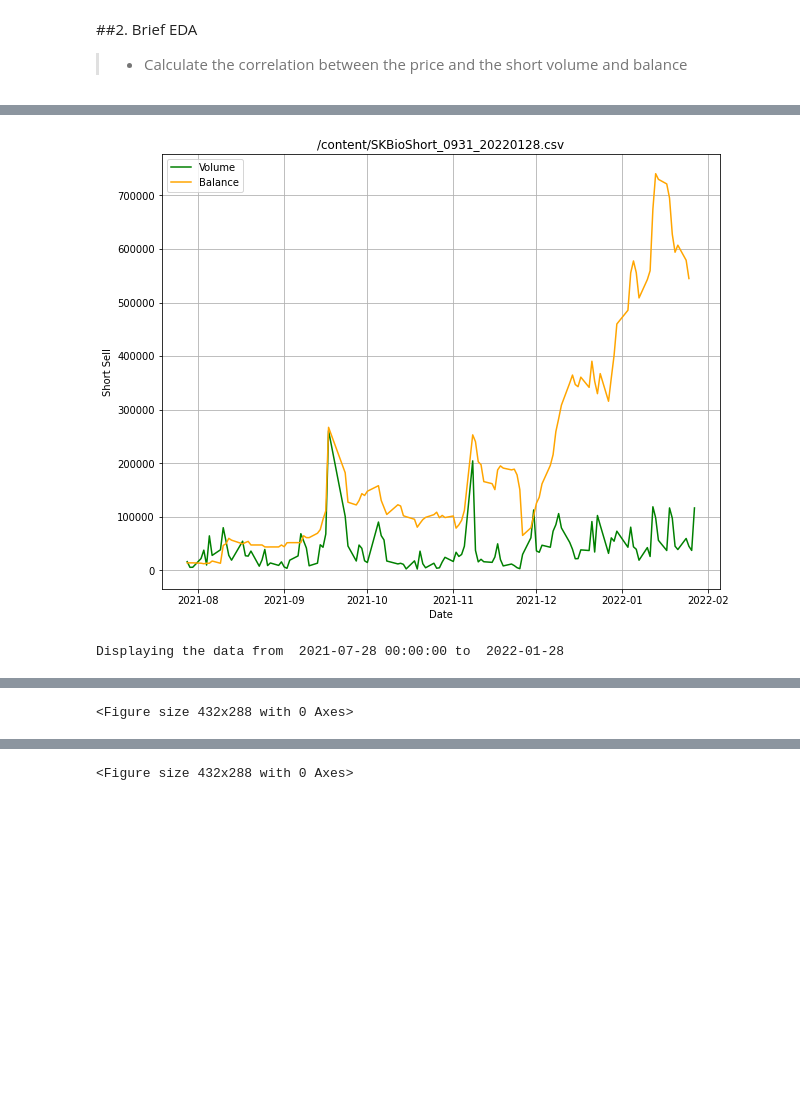
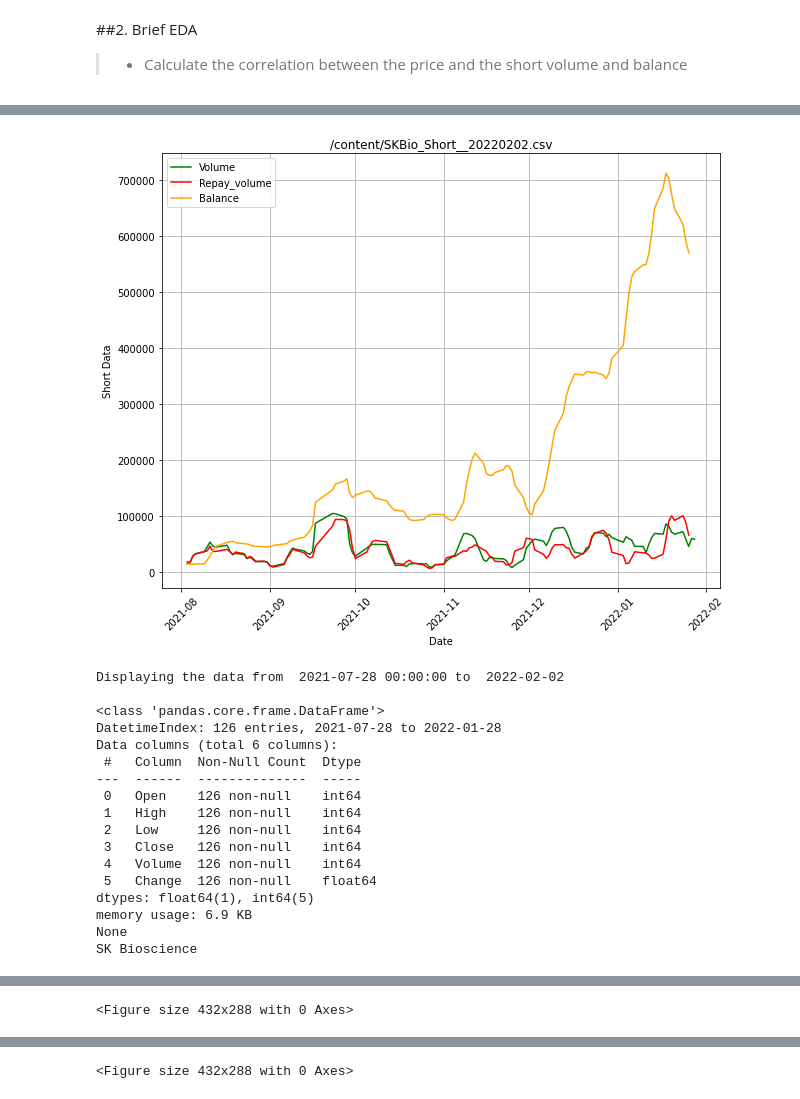
Before and after one commit to kimdesok/FinanceDataReader, a Jupyter notebook: Short_Sell_Stock_daily.ipynb, the cells around one changed output, grey strips where cells are left out. Drawn from its saved outputs; the diff is of its cells as text; code cells hidden in the pictures; blank space fills up the shorter version.

```diff
--- a/Short_Sell_Stock_daily.ipynb
+++ b/Short_Sell_Stock_daily.ipynb
@@ -52,7 +52,7 @@ Requirement already satisfied: urllib3!=1.25.0,!=1.25.1,<1.26,>=1.21.1 in /usr/l
 import FinanceDataReader as fdr
 from datetime import date
 
-def short_sell_graph(my_file):
+def short_graphs(my_file):
   short_df = pd.read_csv(my_file, encoding='cp949')
 
   #sort the short sell data
@@ -68,6 +68,10 @@ def short_sell_graph(my_file):
   #short_df = short_df.set_index(short_df['Date']) why not?
   short_df = short_df.sort_index()
 
+  short_df['Balance_diff'] = short_df['Balance'].diff()
+  short_df['Repay_volume'] = (short_df['Volume'] - short_df['Balance_diff']).fillna(0).rolling(5).mean()
+  short_df['Balance'] =short_df['Balance'].fillna(0).rolling(5).mean()
+  short_df['Volume'] = short_df['Volume'].fillna(0).rolling(5).mean()
   #Set the beginning date for the analysis
   start_date = short_df.index[0]
   #end_date = short_df.index[-1]
@@ -77,13 +81,14 @@ def short_sell_graph(my_file):
   print('Displaying the data from ', start_date, 'to ', end_date, '\n')
 
   plt.figure(figsize = (10,8))
-  key1, key2= short_df.columns[0], short_df.columns[1]
 
-  plt.plot(short_df[key1], color = 'green',  label=key1)
-  plt.plot(short_df[key2][:-2], color = 'orange', label=key2)
+  plt.plot(short_df['Volume'], color = 'green',  label='Volume')
+  plt.plot(short_df['Repay_volume'][:-2], color = 'red', label='Repay_volume')
+  plt.plot(short_df['Balance'][:-2], color = 'orange', label='Balance')
 
   plt.xlabel('Date')
-  plt.ylabel('Short Sell')
+  plt.xticks(rotation=45)
+  plt.ylabel('Short Data')
   plt.title(my_file)
   plt.legend()
   plt.grid(True)
@@ -101,23 +106,30 @@ def stock_graphs(Company_names, code, short_df):
 
     # Load the stock market data from start_date to today
     full_df = fdr.DataReader(code, start_date, end_date)
+    print(full_df.dropna().info())
 
     #Data transform using the closing price
-    full_df = full_df.pivot_table(index='Date', values=['Close'])
+    full_df = full_df.pivot_table(index='Date', values=['Close', 'Volume'])
 
     key0 = Company_names['ENG']
+    print(key0)
     key1, key2= short_df.columns[0], short_df.columns[1]
 
     #Join stock and short sell dataframes
 
     full_df = full_df.rename({'Close': key0}, axis=1)
 
+    full_df[key0] = full_df[key0].fillna(0).rolling(5).mean()
+    full_df['Short_interest'] = (short_df['Volume']/full_df['Volume']).fillna(0).rolling(5).mean()
+
     plt.figure(figsize = (10,8))
     plt.plot(full_df[key0]/full_df[key0].max(), color = 'black', label ='Price')
     plt.plot(short_df[key1]/short_df[key1].max(), color = 'green', label=key1, alpha=0.5)
     plt.plot(short_df[key2][:-2]/short_df[key2][:-2].max(), color = 'orange', label=key2, alpha=0.5)
+    plt.plot(full_df['Short_interest'], color = 'red', label='Short_interest', alpha=0.5)
 
     plt.xlabel('Date')
+    plt.xticks(rotation=45)
     plt.ylabel('Fractional Change')
     plt.title(key0 +': Relation between the price and short sells')
     plt.legend()
@@ -142,23 +154,30 @@ def get_codes(my_file, names):
 #For this exercise, we need dataframes representing the stock perfromance of many companies.
 Company_names = {'SK바이오사이언스':'SK Bioscience', '씨젠':'Seegene', '피씨엘':'PCL', '프레스티지바이오파마':'Prestige Biopharma', \
                 '삼성전자':'Samsung','셀트리온':'Celltrion', '현대차':'Hyundai Automobile', \
-                '대한항공':'Korean Air', '호텔신라':'Hotel Shilla' }
+                '대한항공':'Korean Air', '호텔신라':'Hotel Shilla', 'HK이노엔':'HK InnoN'}
+
 my_codes = '/content/drive/MyDrive/datasets/stock_codes.csv'
 code_list = get_codes(my_codes, Company_names)
 
 Company_names = {'KOR':'SK바이오사이언스','ENG': 'SK Bioscience'}
 code = code_list[Company_names['KOR']]
 print(Company_names['KOR'], code)
-
-my_file = '/content/SKBioShort_0931_20220128.csv'
-short_df=short_sell_graph(my_file)
+my_file = '/content/SKBio_Short__20220202.csv'
+short_df=short_graphs(my_file)
 stock_graphs(Company_names, code, short_df)
 
 Company_names = {'KOR':'씨젠', 'ENG':'Seegene'}
-my_file = '/content/SeegeneShort_0908_20220128.csv'
-short_df=short_sell_graph(my_file)
+code = code_list[Company_names['KOR']]
+print(Company_names['KOR'], code)
+my_file = '/content/SeeGene_Short_20220202.csv'
+#short_df=short_graphs(my_file)
+#stock_graphs(Company_names, code, short_df)
 
+Company_names = {'KOR':'HK이노엔', 'ENG':'HK InnoN'}
 code = code_list[Company_names['KOR']]
+print(Company_names['KOR'], code)
+my_file = '/content/HKINNO_Short_20220202.csv'
+short_df=short_graphs(my_file)
 stock_graphs(Company_names, code, short_df)
 # %% [output]
 SK바이오사이언스 302440
@@ -166,2 +185,18 @@ Displaying the data from  2021-07-28 00:00:00 to  2022-01-28
-[figure, old version]
+[figure, new version]
-Displaying the data from  2021-07-28 00:00:00 to  2022-01-28
+Displaying the data from  2021-07-28 00:00:00 to  2022-02-02
+
+<class 'pandas.core.frame.DataFrame'>
+DatetimeIndex: 126 entries, 2021-07-28 to 2022-01-28
+Data columns (total 6 columns):
+ #   Column  Non-Null Count  Dtype
+---  ------  --------------  -----
+ 0   Open    126 non-null    int64
+ 1   High    126 non-null    int64
+ 2   Low     126 non-null    int64
+ 3   Close   126 non-null    int64
+ 4   Volume  126 non-null    int64
+ 5   Change  126 non-null    float64
+dtypes: float64(1), int64(5)
+memory usage: 6.9 KB
+None
+SK Bioscience
```
Also changed, not shown: parts of 2 cells of this notebook.
